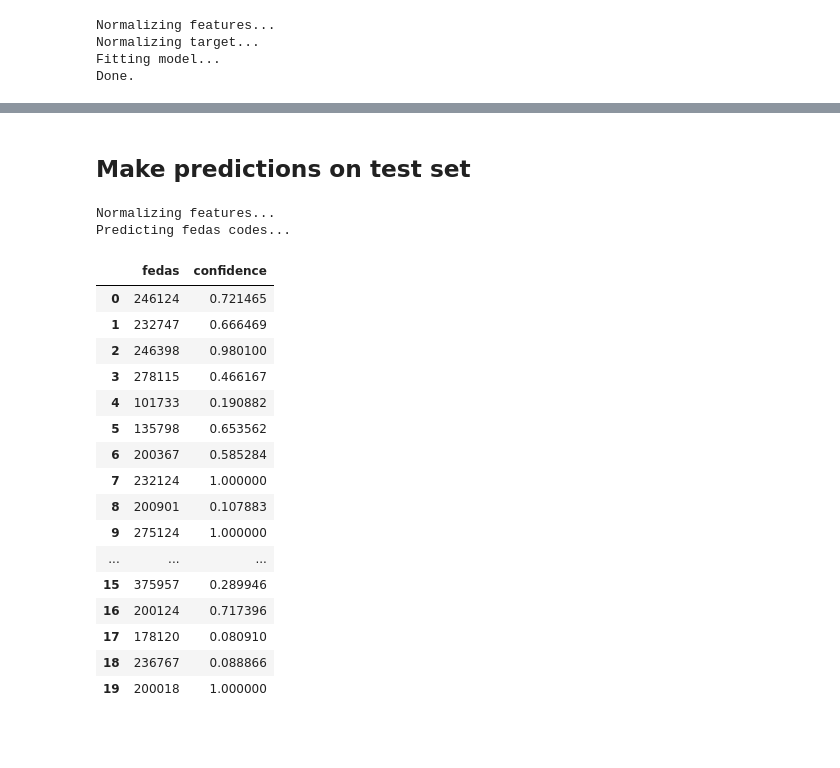
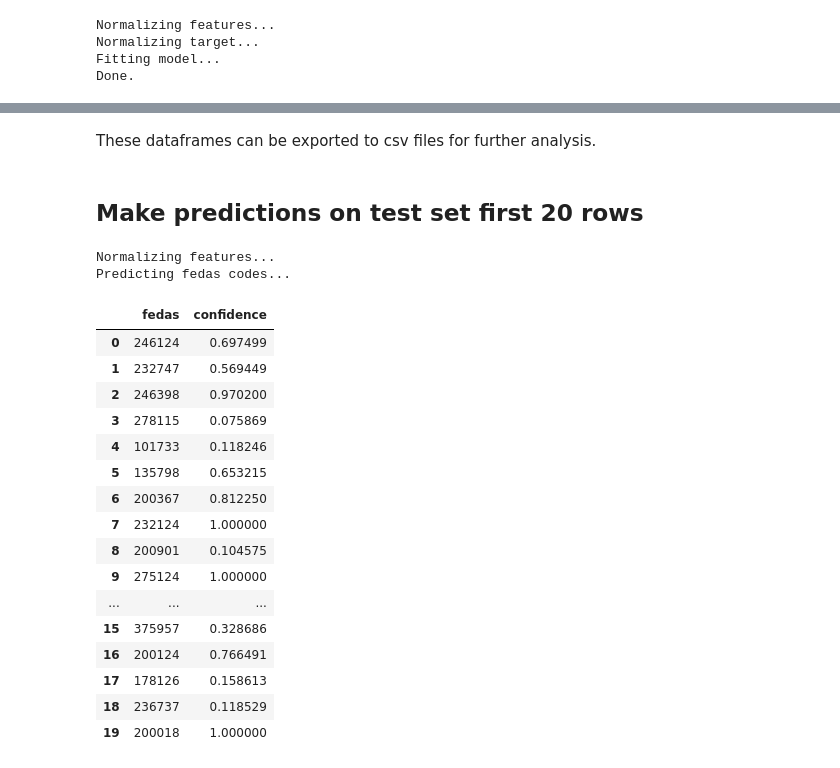
Before and after one commit to SoCrespo/technical_test, a Jupyter notebook: apply_fedas_classifier.ipynb, the cells around one changed output, grey strips where cells are left out. Cells and saved outputs as stored; diff of their text form; code cells hidden in the pictures; blank space fills up the shorter version.

```diff
--- a/apply_fedas_classifier.ipynb
+++ b/apply_fedas_classifier.ipynb
@@ -18,10 +19,15 @@ raw_train = pd.read_csv('data_technical_test/train_technical_test.csv',
     },
     parse_dates=["avalability_start_date", "avalability_end_date"])
 
-train = raw_train.copy(deep=True).drop(columns=["correct_fedas_code"])
-target = raw_train["correct_fedas_code"]
+train, val = train_test_split(raw_train, test_size=0.1, random_state=42)
 
-fc.fit(train, target)
+train_features = train.copy(deep=True).drop(columns=["correct_fedas_code"])
+train_target = train["correct_fedas_code"]
+
+val_features = val.copy(deep=True).drop(columns=["correct_fedas_code"])
+val_target = val["correct_fedas_code"]
+
+fc.fit(train_features, train_target)
 # %% [output]
 Normalizing features...
 Normalizing target...
@@ -76,35 +137,39 @@ comparison[comparison['confidence'] < 0.5]
+# %% [markdown]
+These dataframes can be exported to csv files for further analysis.
 # %% [markdown]
-## Make predictions on test set
+## Make predictions on test set first 20 rows
 # %%
+limit = 20
+
 test = pd.read_csv('data_technical_test/test_technical_test.csv',
     na_values="",
     dtype={
         "incorrect_fedas_code": object,
         "correct_fedas_code": object,
     },
     parse_dates=["avalability_start_date", "avalability_end_date"])
 
-test_result = fc.predict(test[:20])
+test_result = fc.predict(test[:limit])
 test_result
 # %% [output]
 Normalizing features...
 Predicting fedas codes...
 |  | fedas | confidence |
-| 0 | 246124 | 0.721465 |
-| 1 | 232747 | 0.666469 |
-| 2 | 246398 | 0.980100 |
-| 3 | 278115 | 0.466167 |
-| 4 | 101733 | 0.190882 |
-| 5 | 135798 | 0.653562 |
-| 6 | 200367 | 0.585284 |
+| 0 | 246124 | 0.697499 |
+| 1 | 232747 | 0.569449 |
+| 2 | 246398 | 0.970200 |
+| 3 | 278115 | 0.075869 |
+| 4 | 101733 | 0.118246 |
+| 5 | 135798 | 0.653215 |
+| 6 | 200367 | 0.812250 |
 | 7 | 232124 | 1.000000 |
-| 8 | 200901 | 0.107883 |
+| 8 | 200901 | 0.104575 |
 | 9 | 275124 | 1.000000 |
 | ... | ... | ... |
-| 15 | 375957 | 0.289946 |
-| 16 | 200124 | 0.717396 |
-| 17 | 178120 | 0.080910 |
-| 18 | 236767 | 0.088866 |
+| 15 | 375957 | 0.328686 |
+| 16 | 200124 | 0.766491 |
+| 17 | 178126 | 0.158613 |
+| 18 | 236737 | 0.118529 |
 | 19 | 200018 | 1.000000 |
 # %%
 test.loc[test_result[test_result['confidence'] < 0.5].index]
```
Also changed, not shown: parts of 15 cells of this notebook.
